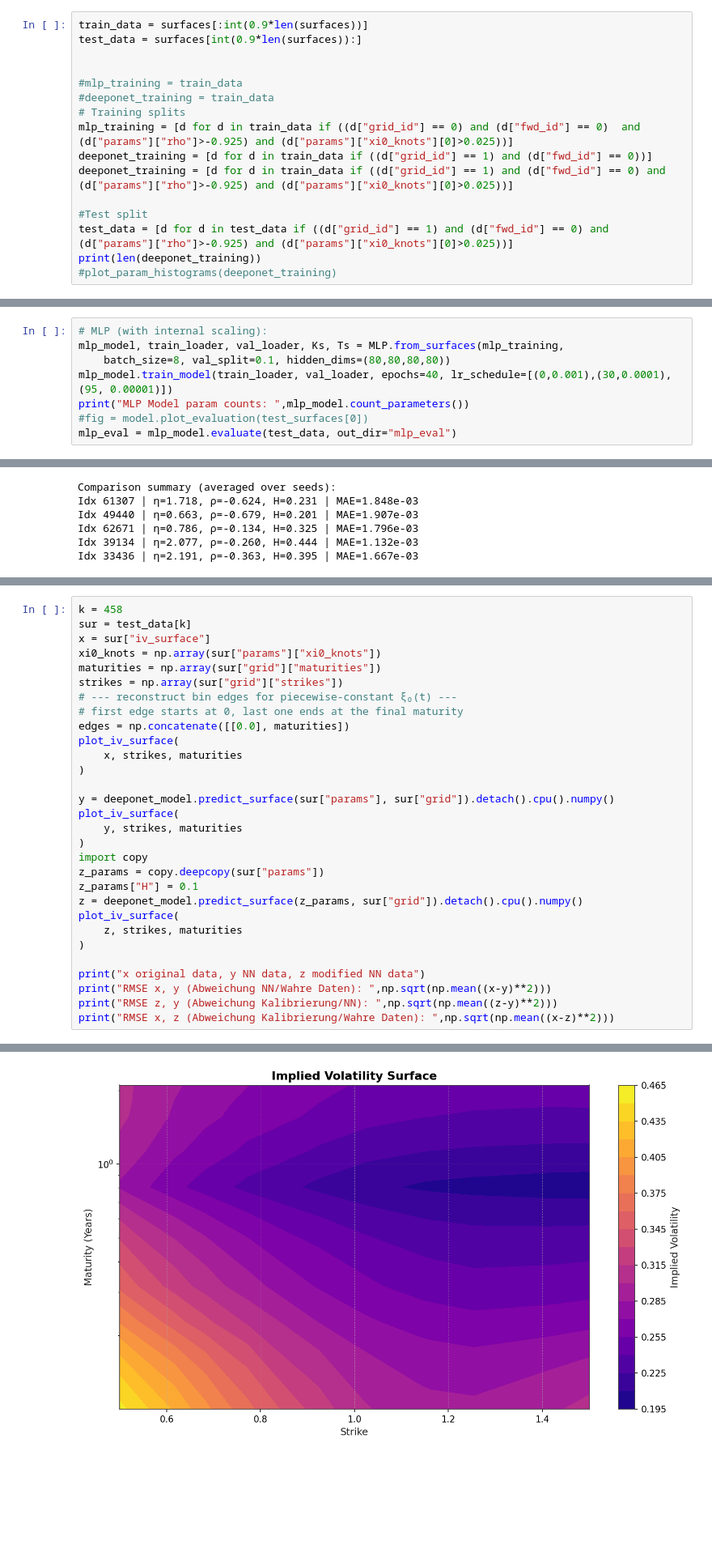
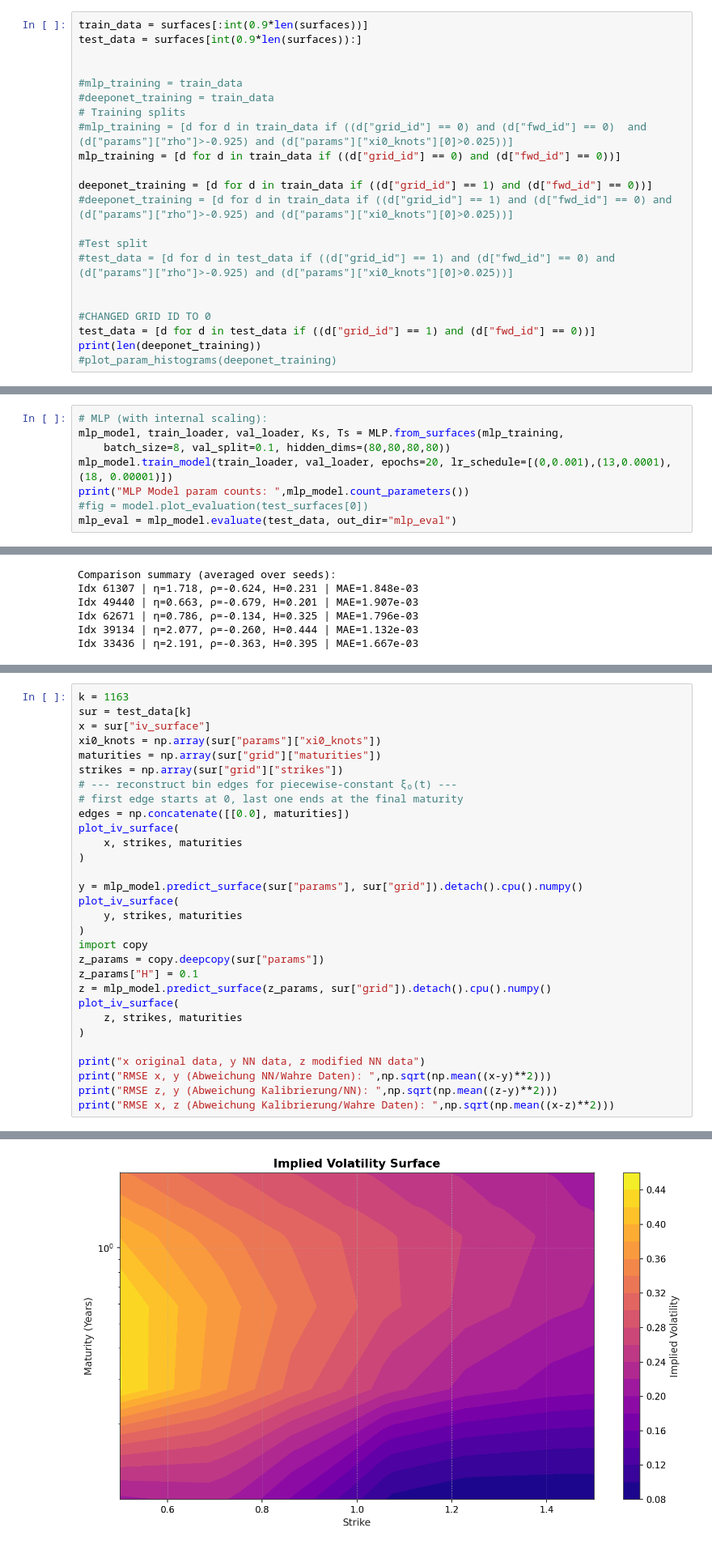
Before and after one commit to nwinkler99/deeponet_calibrations, a Jupyter notebook: training/training.ipynb, the cells around one changed output, grey strips where cells are left out. Shown at 81% size. Saved outputs shown, nothing was run; the diff lists cells and outputs as text; blank space fills up the shorter version.

```diff
--- a/training/training.ipynb
+++ b/training/training.ipynb
@@ -112,12 +106,18 @@ test_data = surfaces[int(0.9*len(surfaces)):]
 #mlp_training = train_data
 #deeponet_training = train_data
 # Training splits
-mlp_training = [d for d in train_data if ((d["grid_id"] == 0) and (d["fwd_id"] == 0)  and (d["params"]["rho"]>-0.925) and (d["params"]["xi0_knots"][0]>0.025))]
+#mlp_training = [d for d in train_data if ((d["grid_id"] == 0) and (d["fwd_id"] == 0)  and (d["params"]["rho"]>-0.925) and (d["params"]["xi0_knots"][0]>0.025))]
+mlp_training = [d for d in train_data if ((d["grid_id"] == 0) and (d["fwd_id"] == 0))]
+
 deeponet_training = [d for d in train_data if ((d["grid_id"] == 1) and (d["fwd_id"] == 0))]
-deeponet_training = [d for d in train_data if ((d["grid_id"] == 1) and (d["fwd_id"] == 0) and (d["params"]["rho"]>-0.925) and (d["params"]["xi0_knots"][0]>0.025))]
+#deeponet_training = [d for d in train_data if ((d["grid_id"] == 1) and (d["fwd_id"] == 0) and (d["params"]["rho"]>-0.925) and (d["params"]["xi0_knots"][0]>0.025))]
 
 #Test split
-test_data = [d for d in test_data if ((d["grid_id"] == 1) and (d["fwd_id"] == 0) and (d["params"]["rho"]>-0.925) and (d["params"]["xi0_knots"][0]>0.025))]
+#test_data = [d for d in test_data if ((d["grid_id"] == 1) and (d["fwd_id"] == 0) and (d["params"]["rho"]>-0.925) and (d["params"]["xi0_knots"][0]>0.025))]
+
+
+#CHANGED GRID ID TO 0
+test_data = [d for d in test_data if ((d["grid_id"] == 1) and (d["fwd_id"] == 0))]
 print(len(deeponet_training))
 #plot_param_histograms(deeponet_training)
 # %% [output]
@@ -174,7 +178,7 @@ Relative Errors per Parameter:
 # MLP (with internal scaling):
 mlp_model, train_loader, val_loader, Ks, Ts = MLP.from_surfaces(mlp_training,
     batch_size=8, val_split=0.1, hidden_dims=(80,80,80,80))
-mlp_model.train_model(train_loader, val_loader, epochs=40, lr_schedule=[(0,0.001),(30,0.0001), (95, 0.00001)])
+mlp_model.train_model(train_loader, val_loader, epochs=20, lr_schedule=[(0,0.001),(13,0.0001), (18, 0.00001)])
 print("MLP Model param counts: ",mlp_model.count_parameters())
 #fig = model.plot_evaluation(test_surfaces[0])
 mlp_eval = mlp_model.evaluate(test_data, out_dir="mlp_eval")
@@ -419,5 +446,5 @@ array([[0.3777727 , 0.3777727 , 0.35944983, 0.33762202, 0.3089283 ,
 # %%
-k = 458
+k = 1163
 sur = test_data[k]
 x = sur["iv_surface"]
 xi0_knots = np.array(sur["params"]["xi0_knots"])
@@ -430,14 +457,14 @@ plot_iv_surface(
     x, strikes, maturities
 )
 
-y = deeponet_model.predict_surface(sur["params"], sur["grid"]).detach().cpu().numpy()
+y = mlp_model.predict_surface(sur["params"], sur["grid"]).detach().cpu().numpy()
 plot_iv_surface(
     y, strikes, maturities
 )
 import copy
 z_params = copy.deepcopy(sur["params"])
 z_params["H"] = 0.1
-z = deeponet_model.predict_surface(z_params, sur["grid"]).detach().cpu().numpy()
+z = mlp_model.predict_surface(z_params, sur["grid"]).detach().cpu().numpy()
 plot_iv_surface(
     z, strikes, maturities
 )
@@ -452,2 +479,2 @@ print("RMSE x, z (Abweichung Kalibrierung/Wahre Daten): ",np.sqrt(np.mean((x-z)*
-[figure, old version]
+[figure, new version]
 x original data, y NN data, z modified NN data
```
Also changed, not shown: parts of 13 cells of this notebook, 30 other files.
